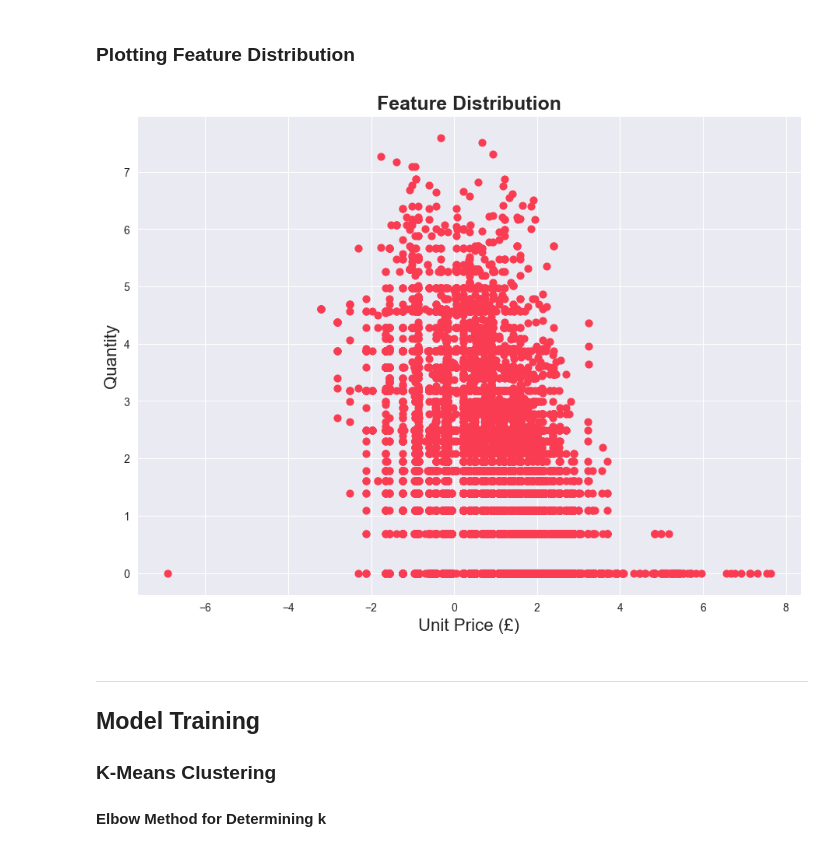
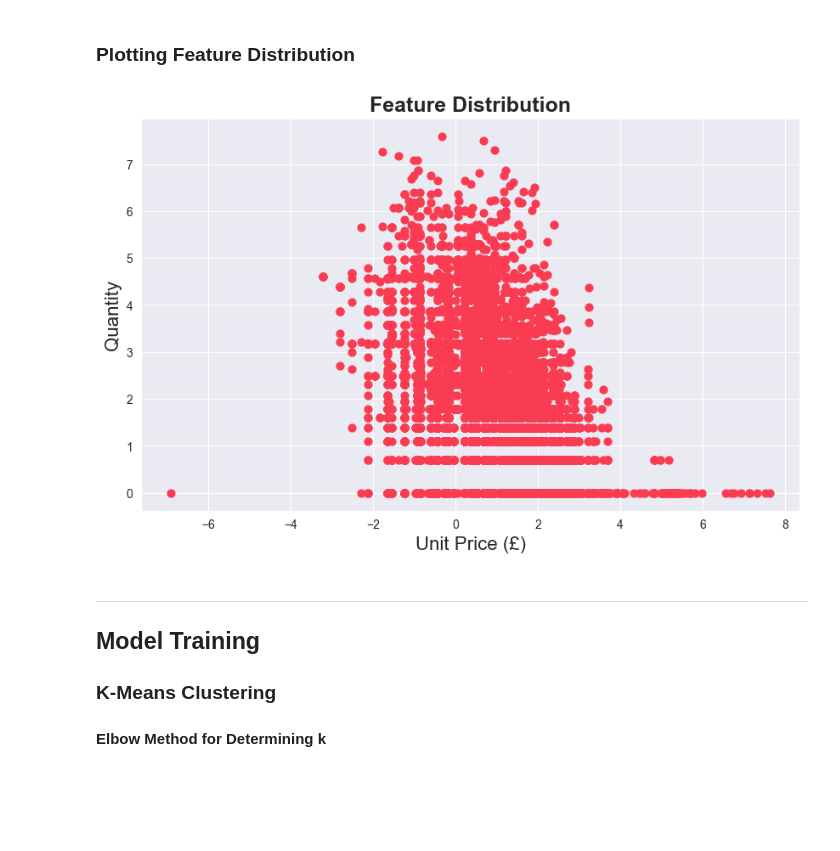
Before and after one commit to njanes/ecommerce-segmentation, a Jupyter notebook: customer-segmentation.ipynb, the cells around one changed output. Cells and saved outputs as stored; diff of their text form; code cells hidden in the pictures; blank space fills up the shorter version.

Commit message:
Update notebook, visualizations

```diff
--- a/customer-segmentation.ipynb
+++ b/customer-segmentation.ipynb
@@ -162,15 +148,15 @@ plt.text(-12.5, -4000, "Value", ha="left", va="center", rotation="horizontal", f
 # %% [markdown]
 ### Plotting Feature Distribution
 # %%
-fig = plt.figure(figsize=(11,8))
+fig = plt.figure(figsize=(10,6))
 ax = fig.add_subplot(111)
 ax.scatter(log_data['UnitPrice'], log_data["Quantity"], c='#fa3c52', s=40)
 plt.xlabel("Unit Price (£)", fontsize = 16)
 plt.ylabel("Quantity", fontsize = 16)
 plt.title("Feature Distribution", fontsize = 18, fontweight="bold")
 plt.show()
 # %% [output]
-[figure, old version]
+[figure, new version]
 # %% [markdown]
 ---
 ## Model Training
```
Also changed, not shown: parts of 8 cells of this notebook, 6 other files.
